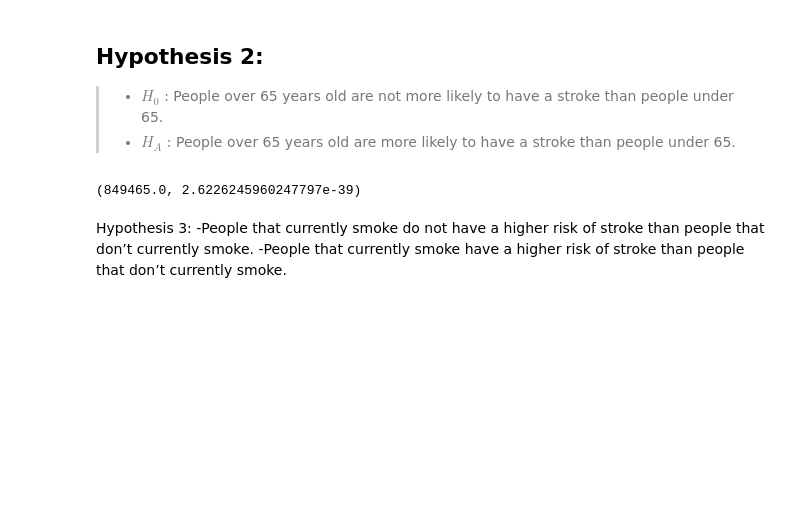
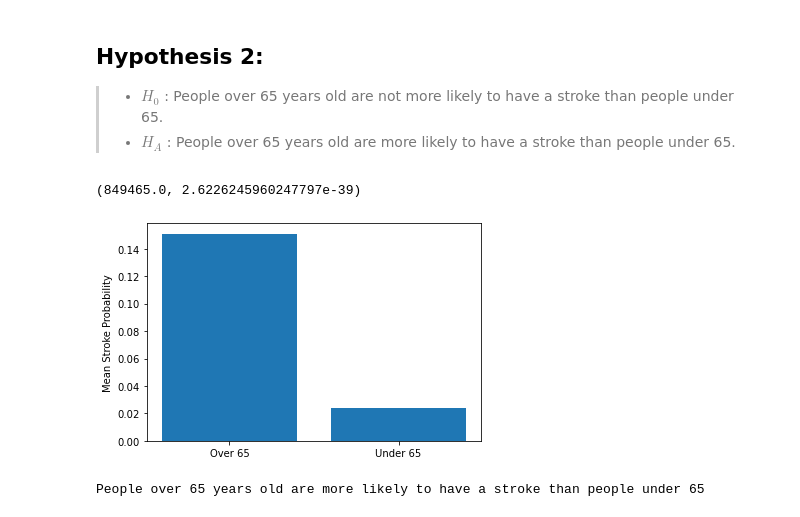
Before and after one commit to stroke-predictors/germain-capstone-stoke-prediction, a Jupyter notebook: explore.ipynb, the cells around one changed output. Cells and saved outputs as stored; diff of their text form; code cells hidden in the pictures; blank space fills up the shorter version.

Commit message:
hypothesis testing

```diff
--- a/explore.ipynb
+++ b/explore.ipynb
@@ -97,4 +99,4 @@ There is a relationship between average glucose level and bmi.
 # %%
-x = train[train.age >= 65]
-y = train[train.age < 65]
+over_65 = train[train.age >= 65]
+under_65 = train[train.age < 65]
 # %%
@@ -107,4 +109,16 @@ sns.regplot(data=train, x="avg_glucose_level", y="bmi",line_kws={'color': 'red'}
-# %% [markdown]
-Hypothesis 3:
--People that currently smoke do not have a higher risk of stroke than people that don’t currently smoke.
--People that currently smoke have a higher risk of stroke than people that don’t currently smoke.
+# %%
+heights = [round(over_65.stroke.mean(), 3), round(under_65.stroke.mean(), 3)]
+x_labels = ['Over 65', 'Under 65']
+plt.bar(x=x_labels, height=heights)
+plt.ylabel("Mean Stroke Probability")
+plt.show()
+# %% [output]
+[figure, added]
+# %%
+# Comparing the p-value to alpha
+if p < alpha and t > 0:
+    print('People over 65 years old are more likely to have a stroke than people under 65')
+else:
+    print('We can not say with 95% confidence that people over 65 years old are not more likely to have a stroke than people under 65')
+# %% [output]
+People over 65 years old are more likely to have a stroke than people under 65
```
Also changed, not shown: parts of 17 cells of this notebook.
